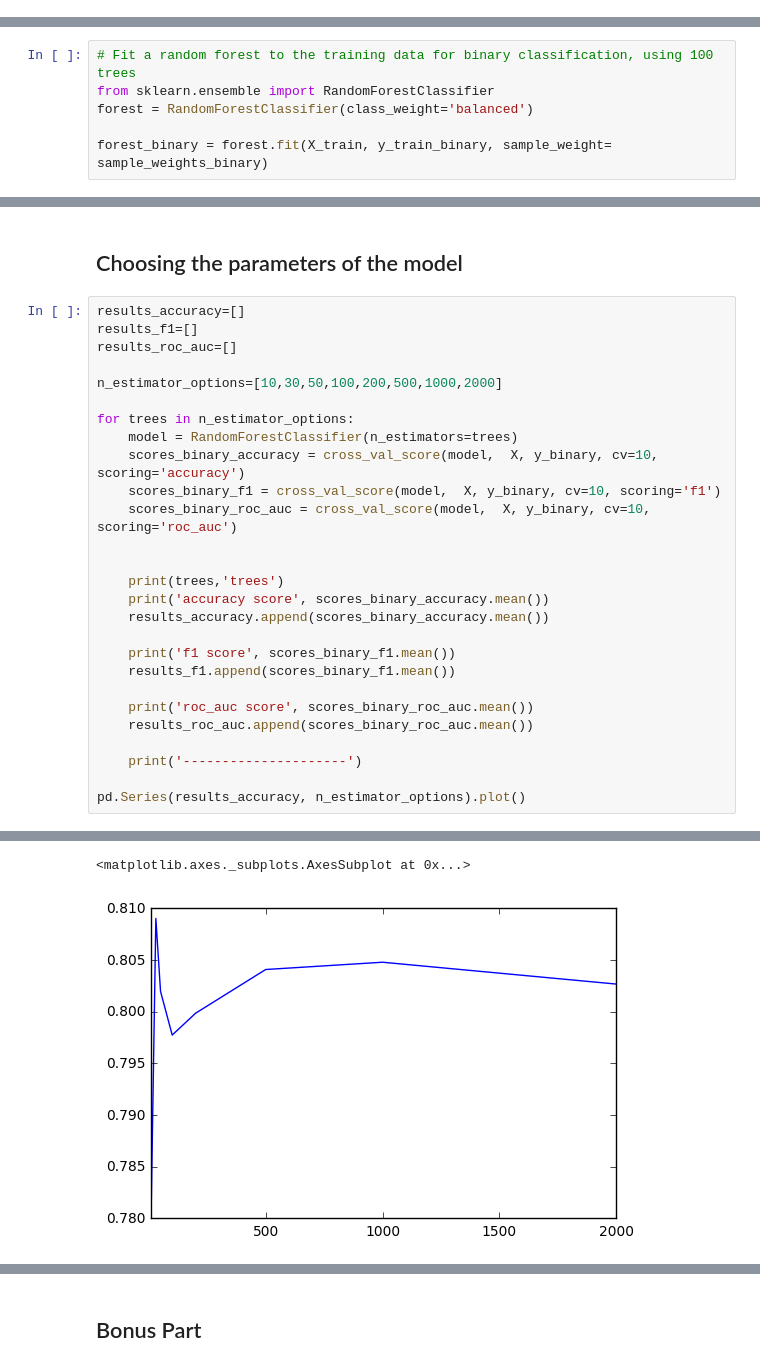
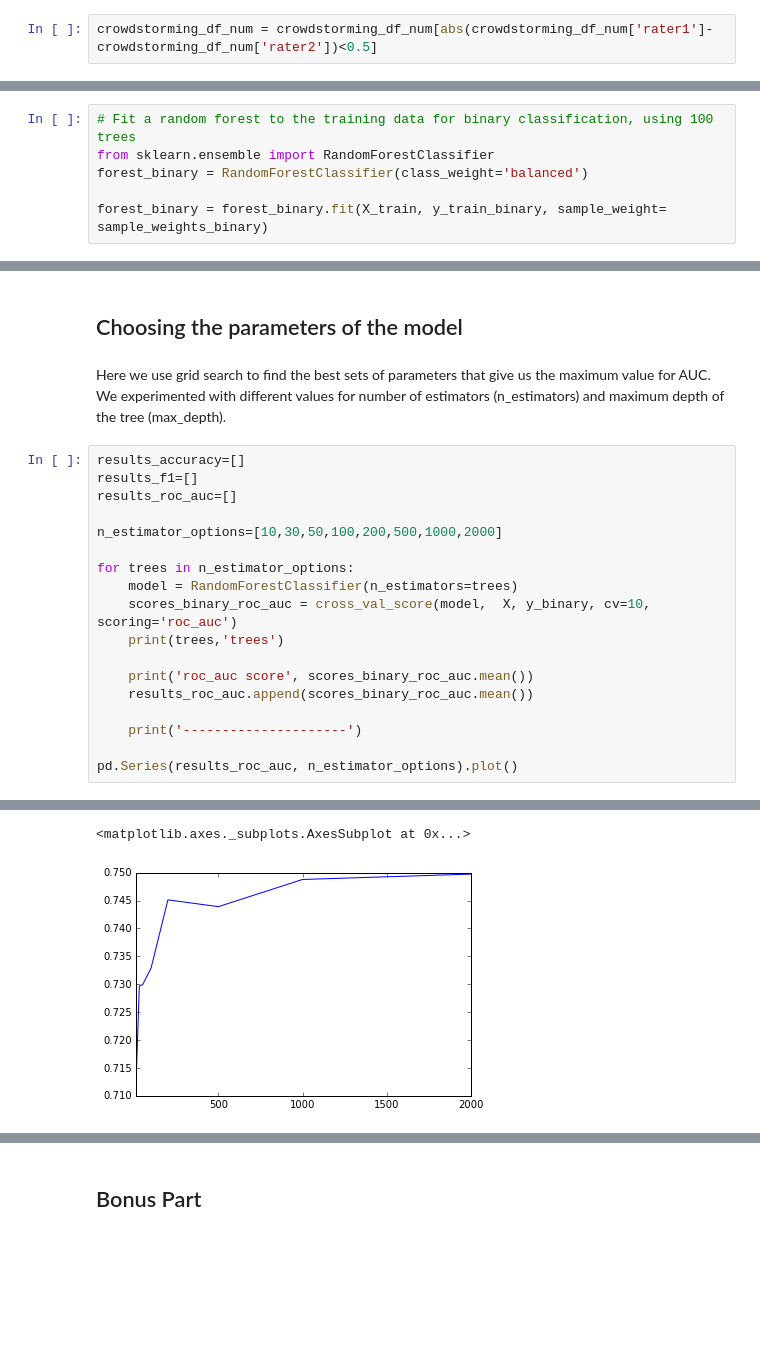
Before and after one commit to meryemmhamdi1/Gokcen_Meryem_Riyadh_ADA, a Jupyter notebook: 04 - Applied ML/HW4.ipynb, the cells around one changed output, grey strips where cells are left out. Cells and saved outputs as stored; diff of their text form; blank space fills up the shorter version.

```diff
--- a/04 - Applied ML/HW4.ipynb
+++ b/04 - Applied ML/HW4.ipynb
@@ -214,6 +215,8 @@ Name: rater2, dtype: int64
 Based on this analysis, we can see inconsistent labelling for less than 25% of the cases. We have decided to drop players for which difference in rating between the two raters is more than 0.5 (since there are only 2). For the ones for which the difference is 0.25, we try with two different approaches:
 * Taking the average: this can be problematic depending on the number of classes we want to use (if a player has 0.25 from rater1 and 0.5 from rater2, then taking the average will lead to rater1 dominating a binary classification)
 * Keeping the two vectors for raters and training them separately to compare the results.
+# %%
+crowdstorming_df_num = crowdstorming_df_num[abs(crowdstorming_df_num['rater1']-crowdstorming_df_num['rater2'])<0.5]
 # %%
 # Averaging over rater1 and rater2:
 crowdstorming_df_num['meanRating'] = (crowdstorming_df_num['rater1'] + crowdstorming_df_num['rater2'])/2
@@ -341,6 +345,6 @@ sample_weights_binary = weight_sample(y_train_binary)
 # %%
 # Fit a random forest to the training data for binary classification, using 100 trees
 from sklearn.ensemble import RandomForestClassifier
-forest = RandomForestClassifier(class_weight='balanced')
+forest_binary = RandomForestClassifier(class_weight='balanced')
 
-forest_binary = forest.fit(X_train, y_train_binary, sample_weight= sample_weights_binary)
+forest_binary = forest_binary.fit(X_train, y_train_binary, sample_weight= sample_weights_binary)
@@ -510,5 +533,7 @@ roc_auc_score:  0.744485502322
 # %% [markdown]
 ## Choosing the parameters of the model
+# %% [markdown]
+Here we use grid search to find the best sets of parameters that give us the maximum value for AUC. We experimented with different values for number of estimators (n_estimators) and maximum depth of the tree (max_depth).
 # %%
 results_accuracy=[]
 results_f1=[]
@@ -518,22 +543,13 @@ n_estimator_options=[10,30,50,100,200,500,1000,2000]
 
 for trees in n_estimator_options:
     model = RandomForestClassifier(n_estimators=trees)
-    scores_binary_accuracy = cross_val_score(model,  X, y_binary, cv=10, scoring='accuracy')
-    scores_binary_f1 = cross_val_score(model,  X, y_binary, cv=10, scoring='f1')
     scores_binary_roc_auc = cross_val_score(model,  X, y_binary, cv=10, scoring='roc_auc')
-
-
     print(trees,'trees')
-    print('accuracy score', scores_binary_accuracy.mean())
-    results_accuracy.append(scores_binary_accuracy.mean())
-
-    print('f1 score', scores_binary_f1.mean())
-    results_f1.append(scores_binary_f1.mean())
 
     print('roc_auc score', scores_binary_roc_auc.mean())
     results_roc_auc.append(scores_binary_roc_auc.mean())
 
     print('---------------------')
 
-pd.Series(results_accuracy, n_estimator_options).plot()
+pd.Series(results_roc_auc, n_estimator_options).plot()
 # %% [output]
@@ -557,2 +573,2 @@ roc_auc score 0.749275244803
 <matplotlib.axes._subplots.AxesSubplot at 0x...>
-[figure, old version]
+[figure, new version]
```
Also changed, not shown: parts of 67 cells of this notebook.
